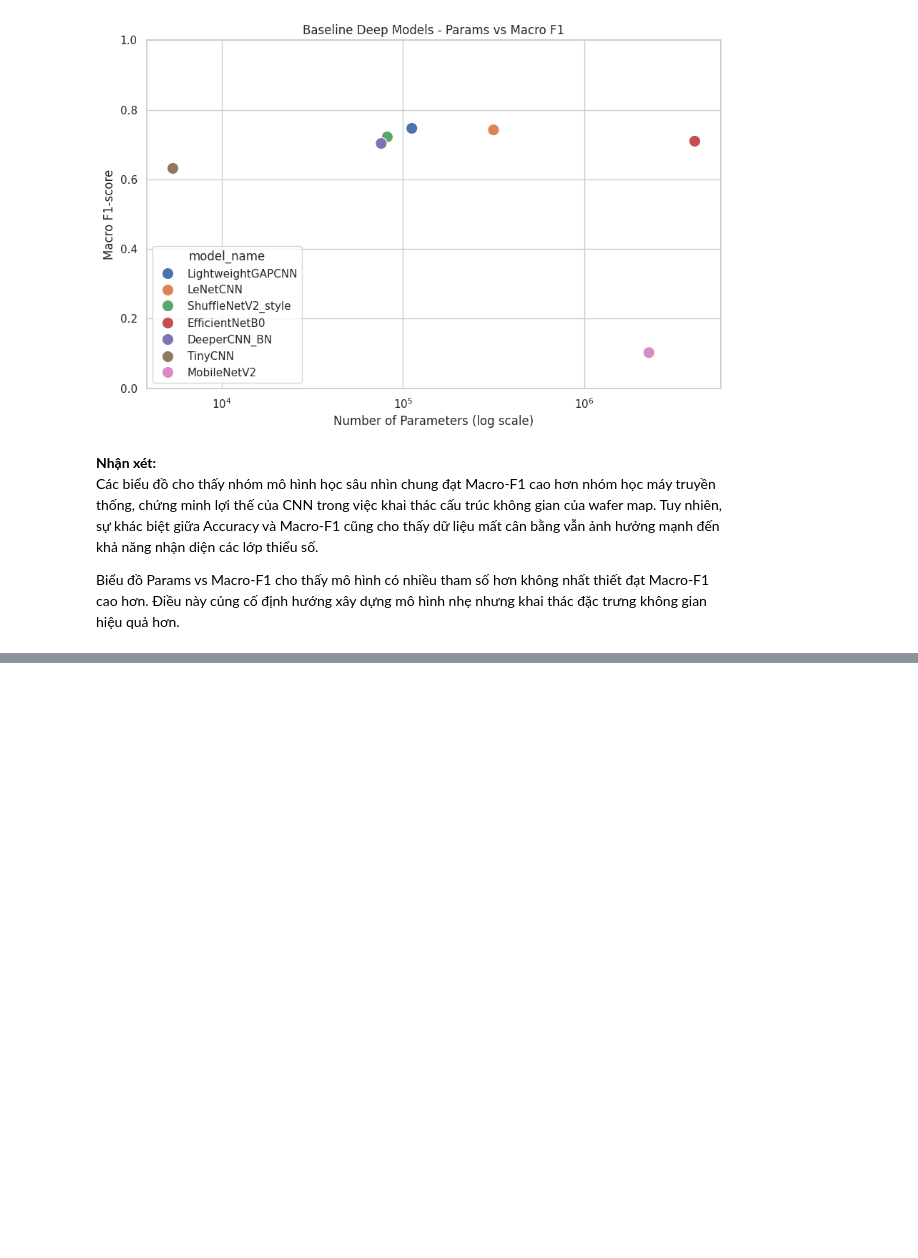
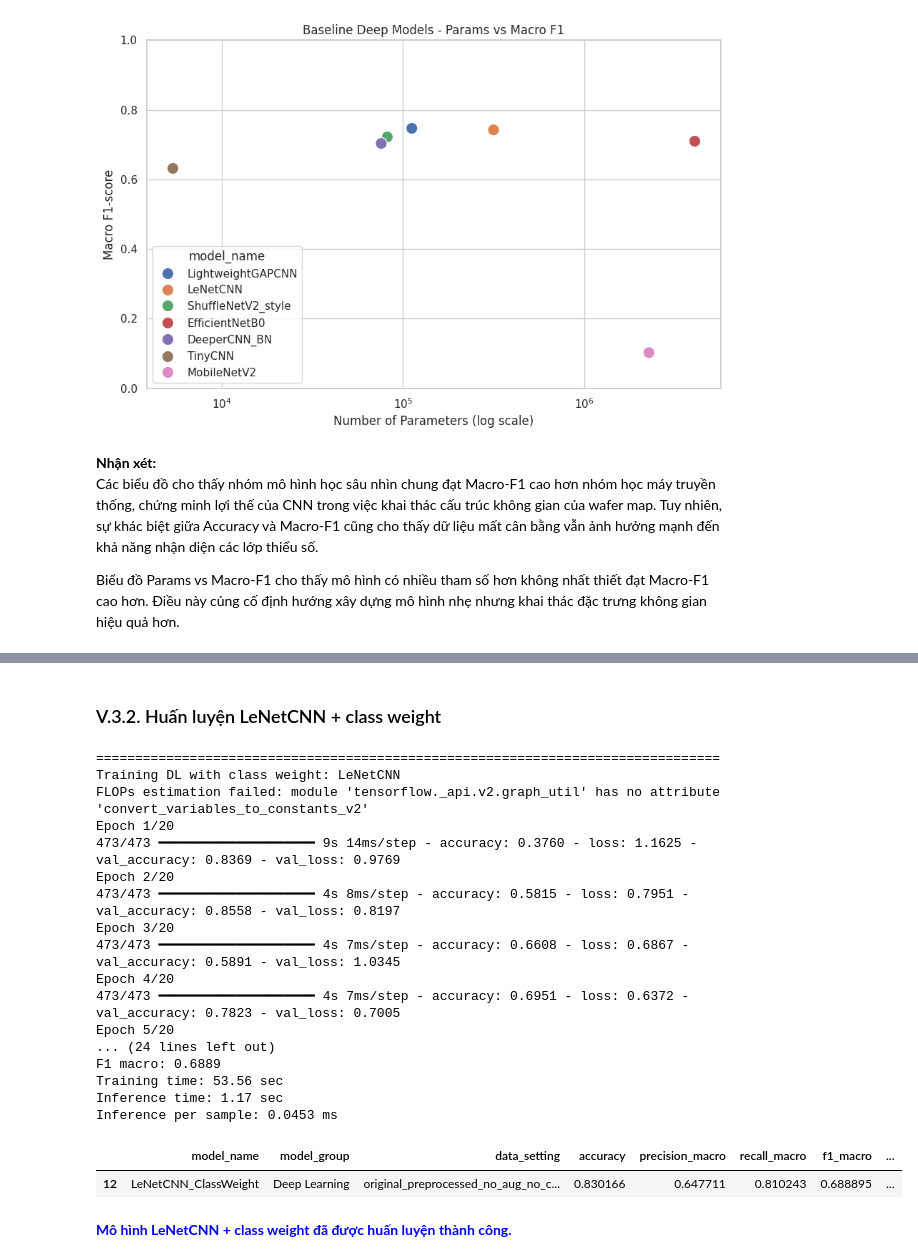
Before and after one commit to quangnguyen-james/wafermap-thesis, a Jupyter notebook: wafermap-classification-by-cae-and-lightweight.ipynb, the cells around one changed output, grey strips where cells are left out. Saved outputs shown, nothing was run; the diff lists cells and outputs as text; code cells hidden in the pictures; blank space fills up the shorter version.

```diff
--- a/wafermap-classification-by-cae-and-lightweight.ipynb
+++ b/wafermap-classification-by-cae-and-lightweight.ipynb
@@ -2334,0 +2513,26 @@ Biểu đồ Params vs Macro-F1 cho thấy mô hình có nhiều tham số hơn
+# %% [markdown]
+### V.3.2. Huấn luyện LeNetCNN + class weight
+# %%
+lenet_cw_model, lenet_cw_history, lenet_cw_report, lenet_cw_cm = run_dl_class_weight_experiment("LeNetCNN", 20, 256)
+display(HTML("<span style = 'color: blue; font-weight:bold;'> Mô hình LeNetCNN + class weight đã được huấn luyện thành công.</span>"))
+# %% [output]
+================================================================================
+Training DL with class weight: LeNetCNN
+FLOPs estimation failed: module 'tensorflow._api.v2.graph_util' has no attribute 'convert_variables_to_constants_v2'
+Epoch 1/20
+473/473 ━━━━━━━━━━━━━━━━━━━━ 9s 14ms/step - accuracy: 0.3760 - loss: 1.1625 - val_accuracy: 0.8369 - val_loss: 0.9769
+Epoch 2/20
+473/473 ━━━━━━━━━━━━━━━━━━━━ 4s 8ms/step - accuracy: 0.5815 - loss: 0.7951 - val_accuracy: 0.8558 - val_loss: 0.8197
+Epoch 3/20
+473/473 ━━━━━━━━━━━━━━━━━━━━ 4s 7ms/step - accuracy: 0.6608 - loss: 0.6867 - val_accuracy: 0.5891 - val_loss: 1.0345
+Epoch 4/20
+473/473 ━━━━━━━━━━━━━━━━━━━━ 4s 7ms/step - accuracy: 0.6951 - loss: 0.6372 - val_accuracy: 0.7823 - val_loss: 0.7005
+Epoch 5/20
+... (24 lines left out)
+F1 macro: 0.6889
+Training time: 53.56 sec
+Inference time: 1.17 sec
+Inference per sample: 0.0453 ms
+|  | model_name | model_group | data_setting | accuracy | precision_macro | recall_macro | f1_macro | ... |
+| 12 | LeNetCNN_ClassWeight | Deep Learning | original_preprocessed_no_aug_no_c... | 0.830166 | 0.647711 | 0.810243 | 0.688895 | ... |
+Mô hình LeNetCNN + class weight đã được huấn luyện thành công.
```
Also changed, not shown: parts of 16 cells of this notebook.
